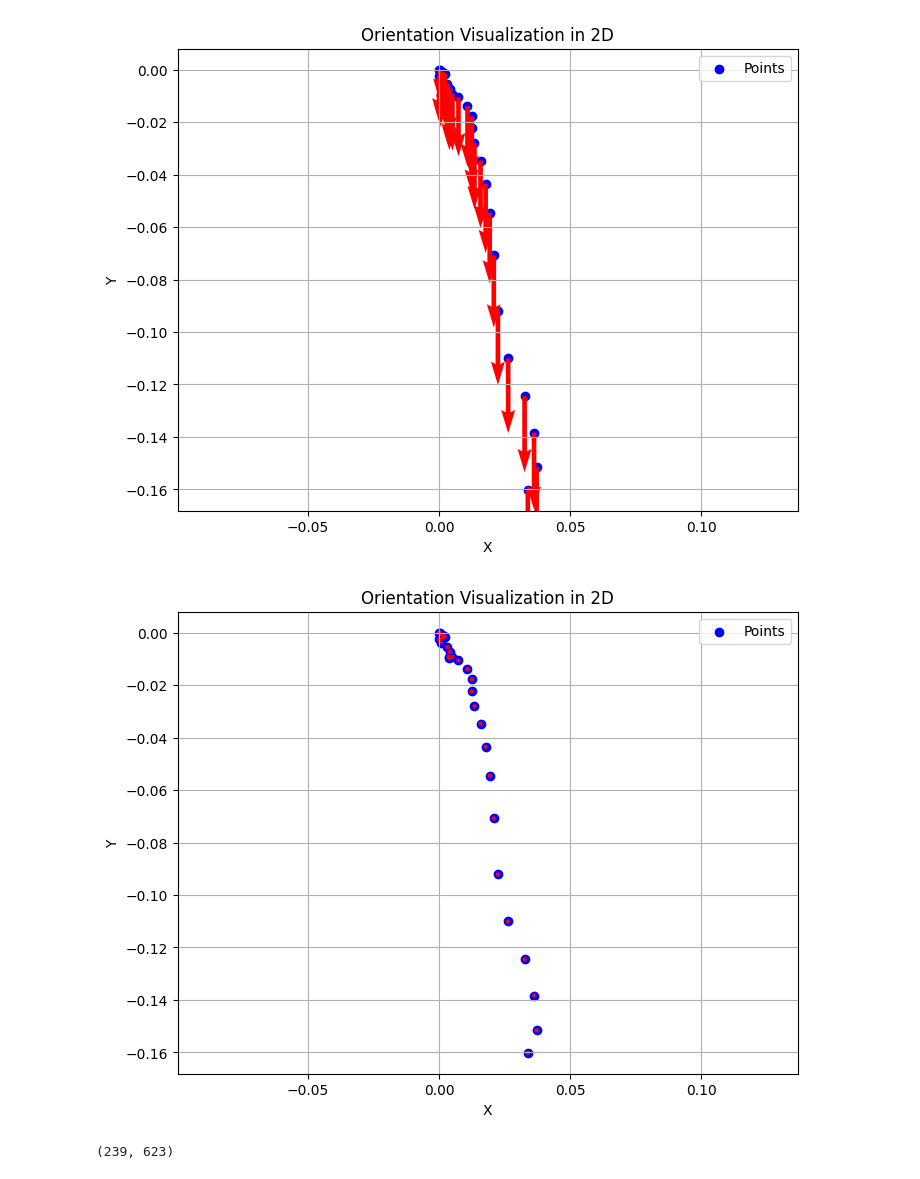
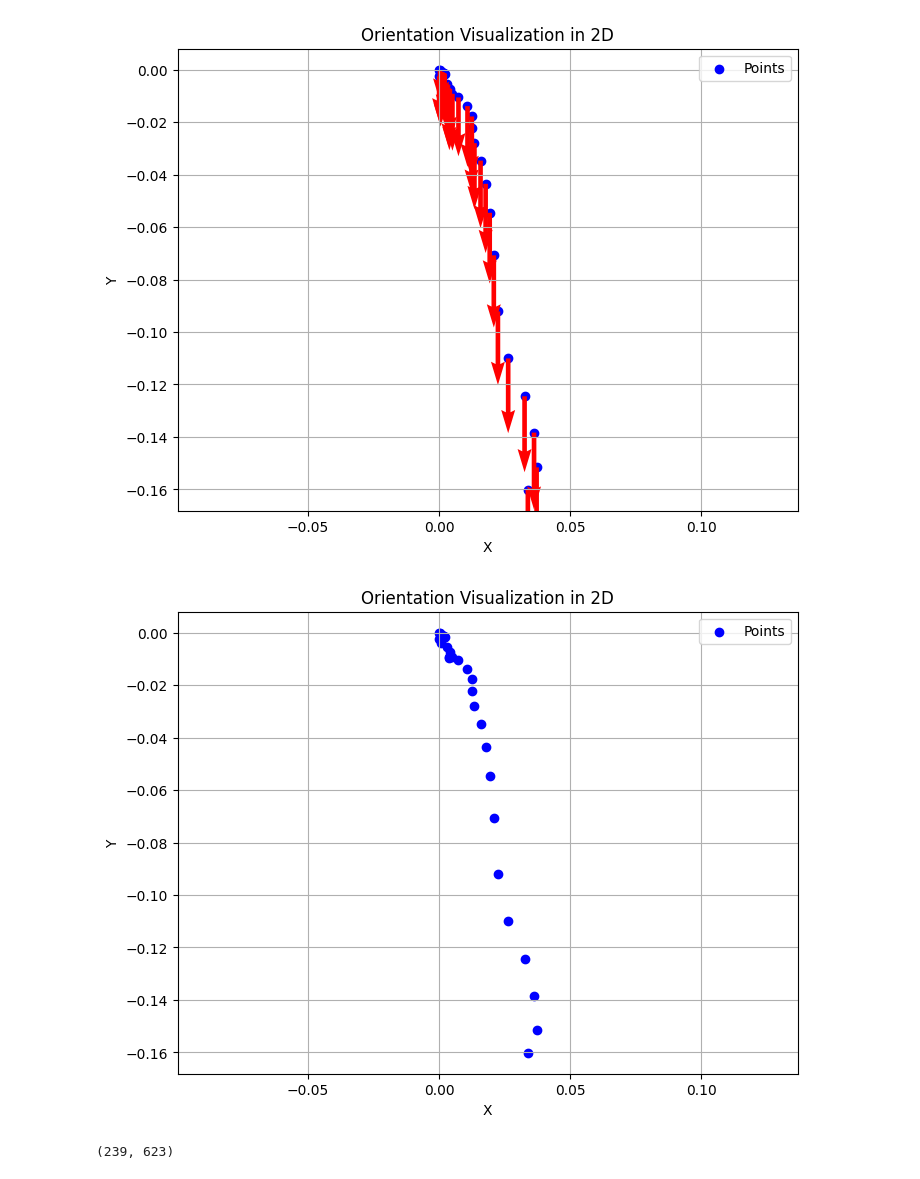
Before and after one commit to sohananisetty/ATCMG, a Jupyter notebook: multimodal.ipynb, the cells around one changed output. Drawn from its saved outputs; the diff is of its cells as text; code cells hidden in the pictures.

Commit message:
motion translator bug fixes

```diff
--- a/multimodal.ipynb
+++ b/multimodal.ipynb
@@ -460,5 +458,5 @@ Non-A100 GPU detected, using math or mem efficient attention if input tensor is
 # %%
-trans_former.load("/srv/hays-lab/scratch/sanisetty3/music_motion/ATCMG/checkpoints/motion_translation/translation_transformer.pt")
+# trans_former.load("/srv/hays-lab/scratch/sanisetty3/music_motion/ATCMG/checkpoints/motion_translation/translation_transformer.pt")
 # %%
 
 def recover_root_rot_pos(data):
@@ -548,4 +560,5 @@ null_conds = trans_former.model.cfg_dropout(conditions)
 loss, embed = trans_former(inputs["motion"] , conditions)
 # pred_rot = geometry.matrix_to_quaternion(geometry.rotation_6d_to_matrix(embed))
 # %%
-embed.shape
+r_rot, r_pos = trans_former.recover_root_rot_pos(inputs["motion"][0])
+traj = r_pos[...,[0,2]]
@@ -554,3 +565,3 @@ torch.Size([4, 120, 4])
 # %%
-loss, embed = trans_former(inputs["motion"] , null_conds)
+r_rot_pred = trans_former.predict(traj , conditions)
 # %%
@@ -705,9 +577,9 @@ visualize_orientations_2d(rp.cpu(), r_rot[1].cpu())
 # %%
 # rp = r_pos[1 ,:30,[0,2]]
 # rp[:,1] = -rp[:,1]
-visualize_orientations_2d(rp.cpu(), pred_rot[1].cpu())
+visualize_orientations_2d(rp.cpu(), r_rot_pred[1].cpu())
 # %% [output]
-[figure, old version]
+[figure, new version]
 # %%
 pose = torch.Tensor(np.load("/srv/hays-lab/scratch/sanisetty3/motionx/motion_data/smplx_322/idea400/subset_0056/Walking_And_Snapping_At_The_Same_Time.npy"))
 # %%
```
Also changed, not shown: parts of 42 cells of this notebook, 8 other files.
